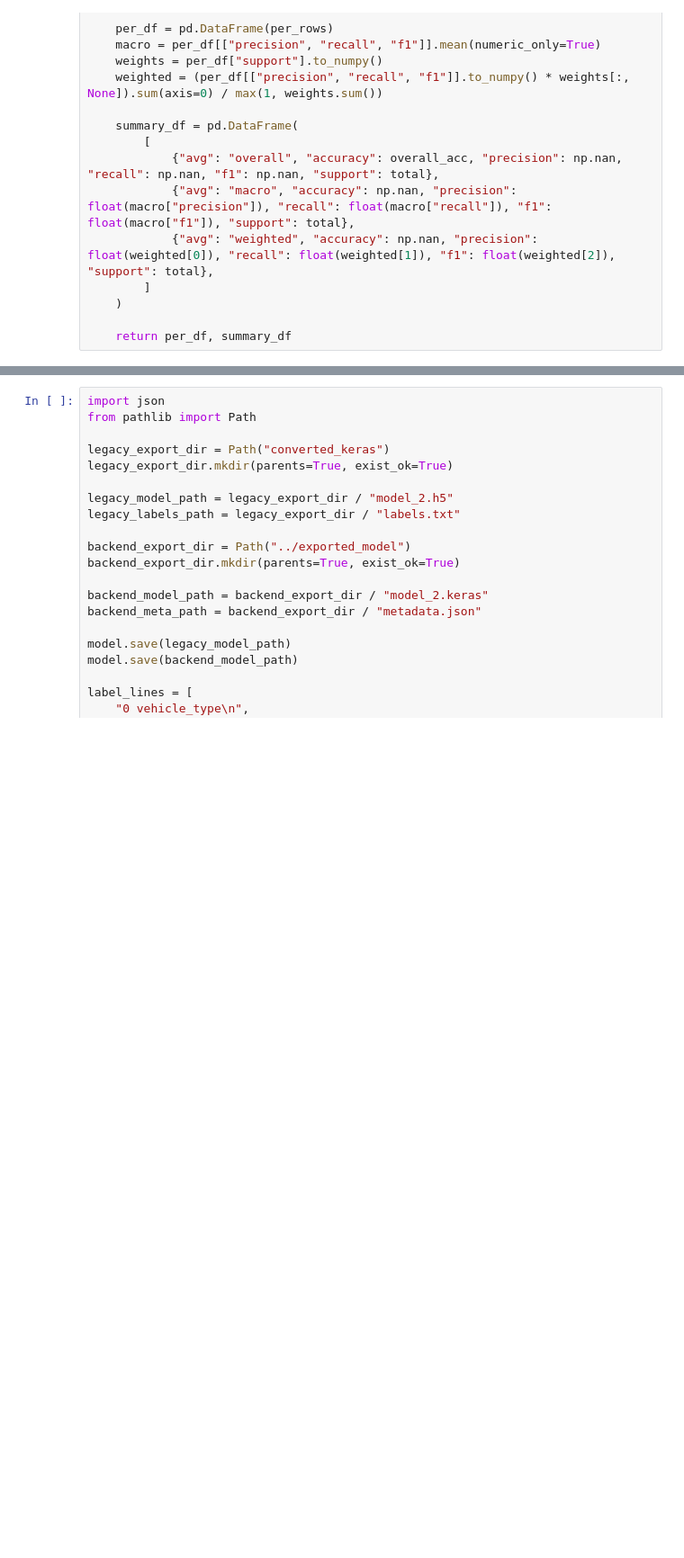
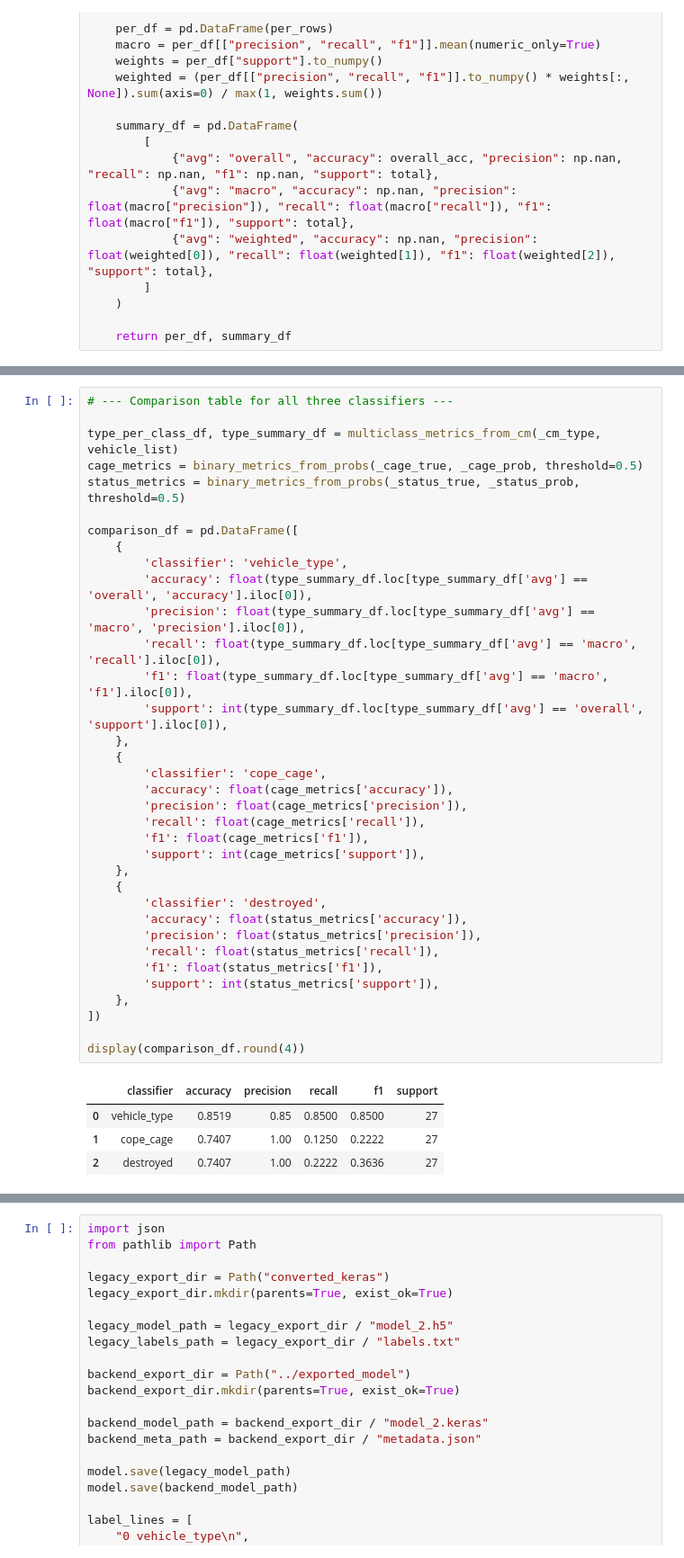
Before and after one commit to JackMerriman1/AAI-2, a Jupyter notebook: Model/trenafer_iteration_3.ipynb, the cells around one changed output, grey strips where cells are left out. Shown at 90% size. Drawn from its saved outputs; the diff is of its cells as text; blank space fills up the shorter version.

```diff
--- a/Model/trenafer_iteration_3.ipynb
+++ b/Model/trenafer_iteration_3.ipynb
@@ -610,3 +681,43 @@ Binary heads metrics (threshold=0.5)
+# %%
+# --- Comparison table for all three classifiers ---
+
+type_per_class_df, type_summary_df = multiclass_metrics_from_cm(_cm_type, vehicle_list)
+cage_metrics = binary_metrics_from_probs(_cage_true, _cage_prob, threshold=0.5)
+status_metrics = binary_metrics_from_probs(_status_true, _status_prob, threshold=0.5)
+
+comparison_df = pd.DataFrame([
+    {
+        'classifier': 'vehicle_type',
+        'accuracy': float(type_summary_df.loc[type_summary_df['avg'] == 'overall', 'accuracy'].iloc[0]),
+        'precision': float(type_summary_df.loc[type_summary_df['avg'] == 'macro', 'precision'].iloc[0]),
+        'recall': float(type_summary_df.loc[type_summary_df['avg'] == 'macro', 'recall'].iloc[0]),
+        'f1': float(type_summary_df.loc[type_summary_df['avg'] == 'macro', 'f1'].iloc[0]),
+        'support': int(type_summary_df.loc[type_summary_df['avg'] == 'overall', 'support'].iloc[0]),
+    },
+    {
+        'classifier': 'cope_cage',
+        'accuracy': float(cage_metrics['accuracy']),
+        'precision': float(cage_metrics['precision']),
+        'recall': float(cage_metrics['recall']),
+        'f1': float(cage_metrics['f1']),
+        'support': int(cage_metrics['support']),
+    },
+    {
+        'classifier': 'destroyed',
+        'accuracy': float(status_metrics['accuracy']),
+        'precision': float(status_metrics['precision']),
+        'recall': float(status_metrics['recall']),
+        'f1': float(status_metrics['f1']),
+        'support': int(status_metrics['support']),
+    },
+])
+
+display(comparison_df.round(4))
+# %% [output]
+|  | classifier | accuracy | precision | recall | f1 | support |
+| 0 | vehicle_type | 0.8519 | 0.85 | 0.8500 | 0.8500 | 27 |
+| 1 | cope_cage | 0.7407 | 1.00 | 0.1250 | 0.2222 | 27 |
+| 2 | destroyed | 0.7407 | 1.00 | 0.2222 | 0.3636 | 27 |
 # %%
 # --- Threshold tuning / probability investigation ---
 # Binary heads: choose probability cutoffs to trade precision vs recall
```
Also changed, not shown: parts of 8 cells of this notebook, 3 other files.
